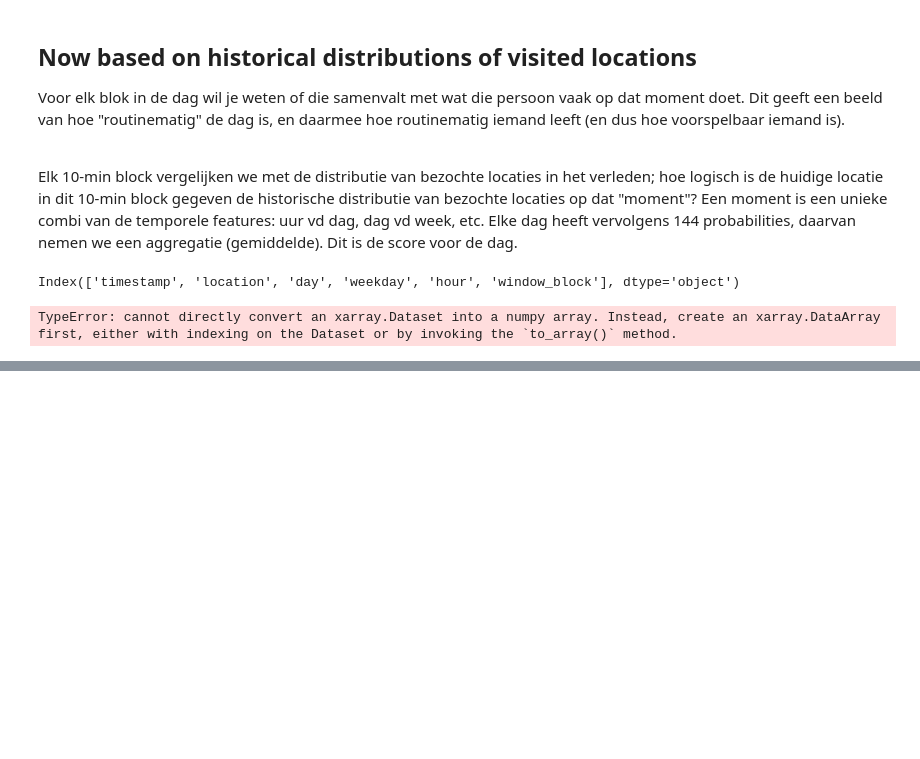
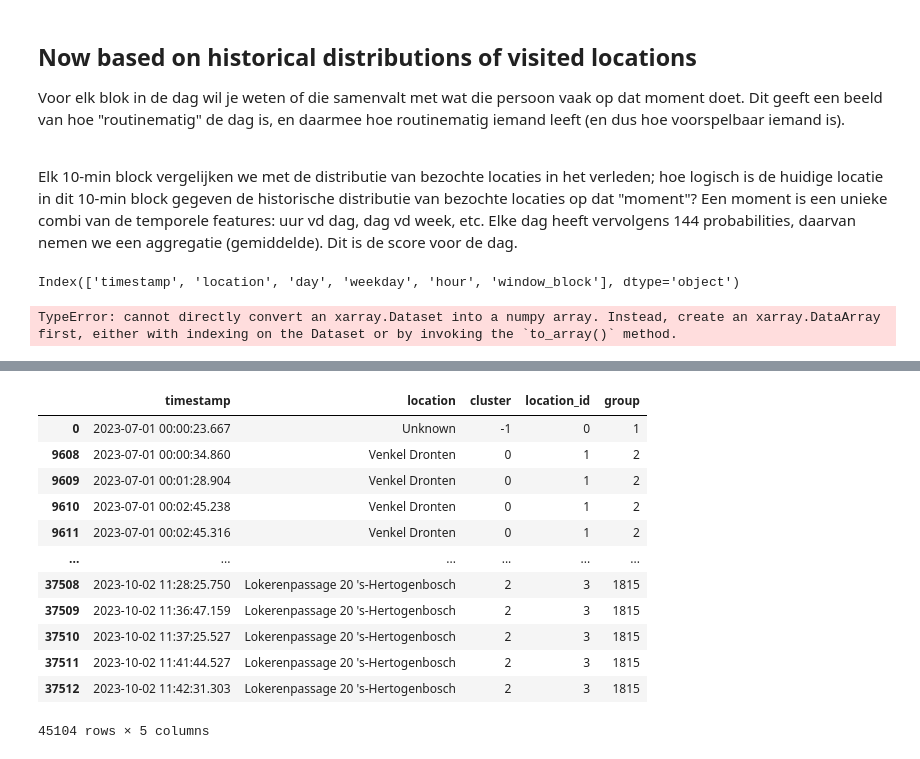
Before and after one commit to sandersiepel/JADS-politie-ob2, a Jupyter notebook: test.ipynb, the cells around one changed output, grey strips where cells are left out. Drawn from its saved outputs; the diff is of its cells as text; code cells hidden in the pictures; blank space fills up the shorter version.

```diff
--- a/test.ipynb
+++ b/test.ipynb
@@ -633,0 +469,16 @@ res = [[j, colors[i//2]] for i, j in enumerate(vals)]
+# %%
+df
+# %% [output]
+|  | timestamp | location | cluster | location_id | group |
+| 0 | 2023-07-01 00:00:23.667 | Unknown | -1 | 0 | 1 |
+| 9608 | 2023-07-01 00:00:34.860 | Venkel Dronten | 0 | 1 | 2 |
+| 9609 | 2023-07-01 00:01:28.904 | Venkel Dronten | 0 | 1 | 2 |
+| 9610 | 2023-07-01 00:02:45.238 | Venkel Dronten | 0 | 1 | 2 |
+| 9611 | 2023-07-01 00:02:45.316 | Venkel Dronten | 0 | 1 | 2 |
+| ... | ... | ... | ... | ... | ... |
+| 37508 | 2023-10-02 11:28:25.750 | Lokerenpassage 20 's-Hertogenbosch | 2 | 3 | 1815 |
+| 37509 | 2023-10-02 11:36:47.159 | Lokerenpassage 20 's-Hertogenbosch | 2 | 3 | 1815 |
+| 37510 | 2023-10-02 11:37:25.527 | Lokerenpassage 20 's-Hertogenbosch | 2 | 3 | 1815 |
+| 37511 | 2023-10-02 11:41:44.527 | Lokerenpassage 20 's-Hertogenbosch | 2 | 3 | 1815 |
+| 37512 | 2023-10-02 11:42:31.303 | Lokerenpassage 20 's-Hertogenbosch | 2 | 3 | 1815 |
+45104 rows × 5 columns
```
Also changed, not shown: parts of 30 cells of this notebook, 4 other files.
